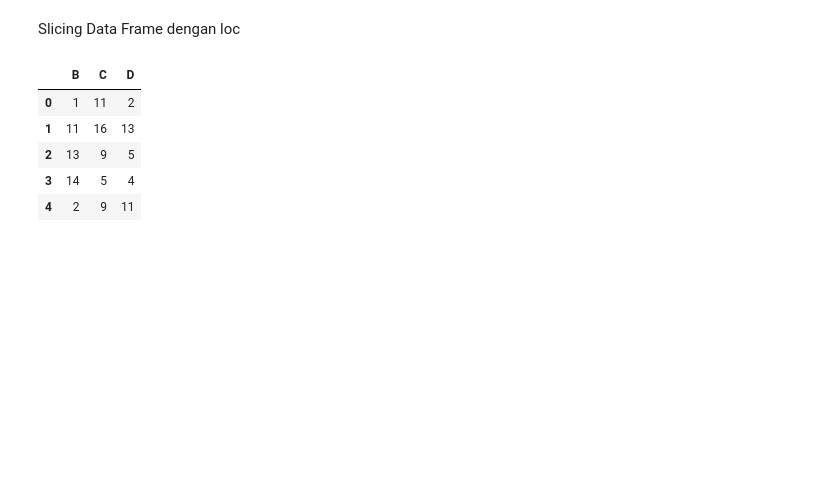
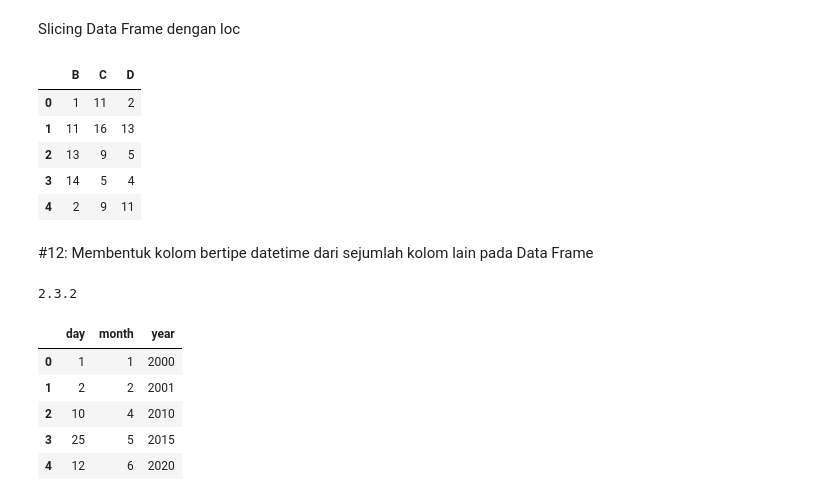
Before and after one commit to AndreasLumbanGaol/belajar_pandas, a Jupyter notebook: pandas_tricks_03.ipynb, the cells around one changed output. Cells and saved outputs as stored; diff of their text form; code cells hidden in the pictures; blank space fills up the shorter version.

```diff
--- a/pandas_tricks_03.ipynb
+++ b/pandas_tricks_03.ipynb
@@ -170,3 +180,26 @@ df.loc[0:4, 'B':'D']
 | 2 | 13 | 9 | 5 |
 | 3 | 14 | 5 | 4 |
 | 4 | 2 | 9 | 11 |
+# %% [markdown]
+
+#12: Membentuk kolom bertipe datetime dari sejumlah kolom lain pada Data Frame
+# %%
+import pandas as pd
+
+print(pd.__version__)
+# %% [output]
+2.3.2
+# %%
+data = {'day':[1, 2, 10 ,25, 12],
+        'month':[1, 2, 4, 5, 6],
+        'year':[2000, 2001, 2010, 2015, 2020]}
+
+df = pd.DataFrame(data)
+df
+# %% [output]
+|  | day | month | year |
+| 0 | 1 | 1 | 2000 |
+| 1 | 2 | 2 | 2001 |
+| 2 | 10 | 4 | 2010 |
+| 3 | 25 | 5 | 2015 |
+| 4 | 12 | 6 | 2020 |
```
Also changed, not shown: parts of 8 cells of this notebook, 1 other file.
